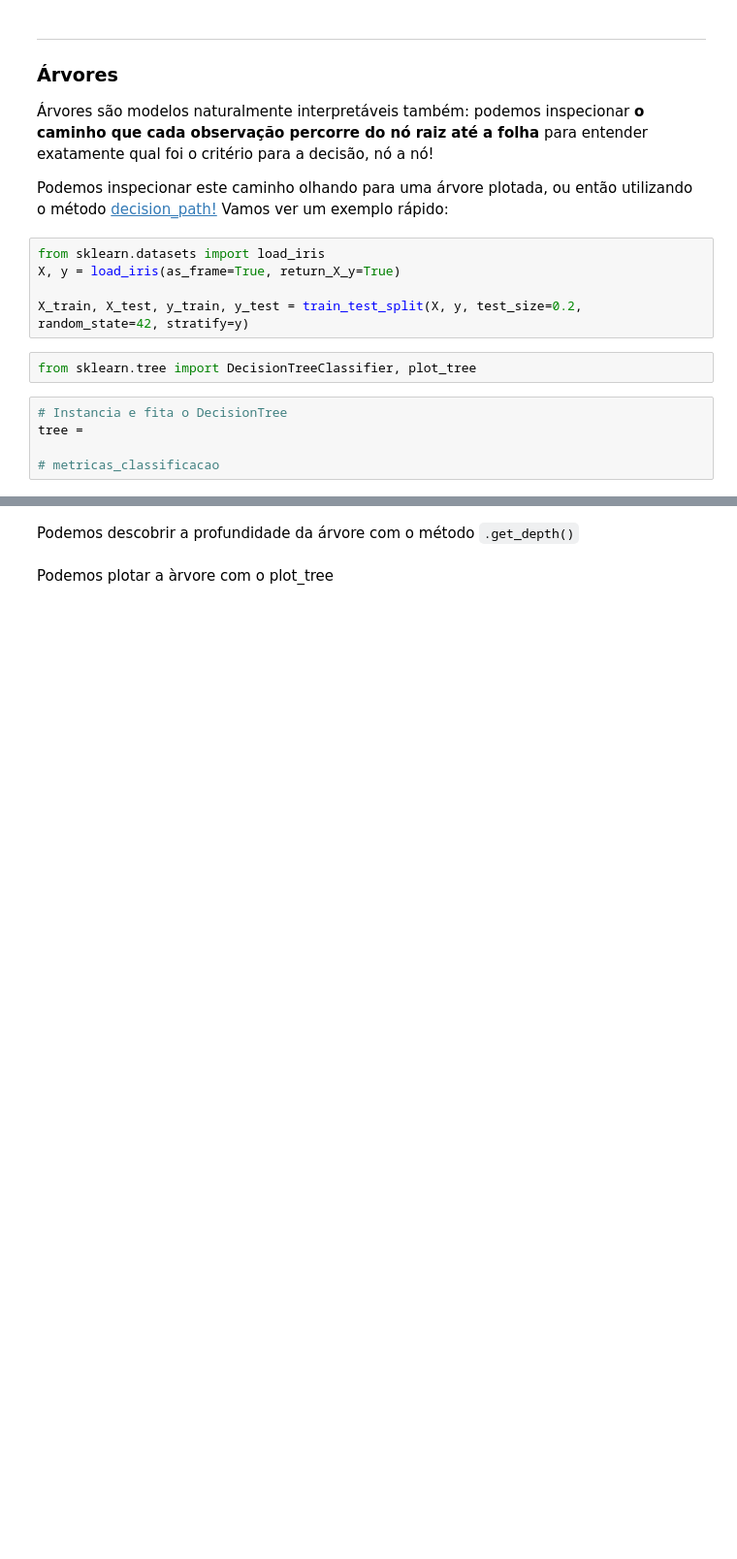
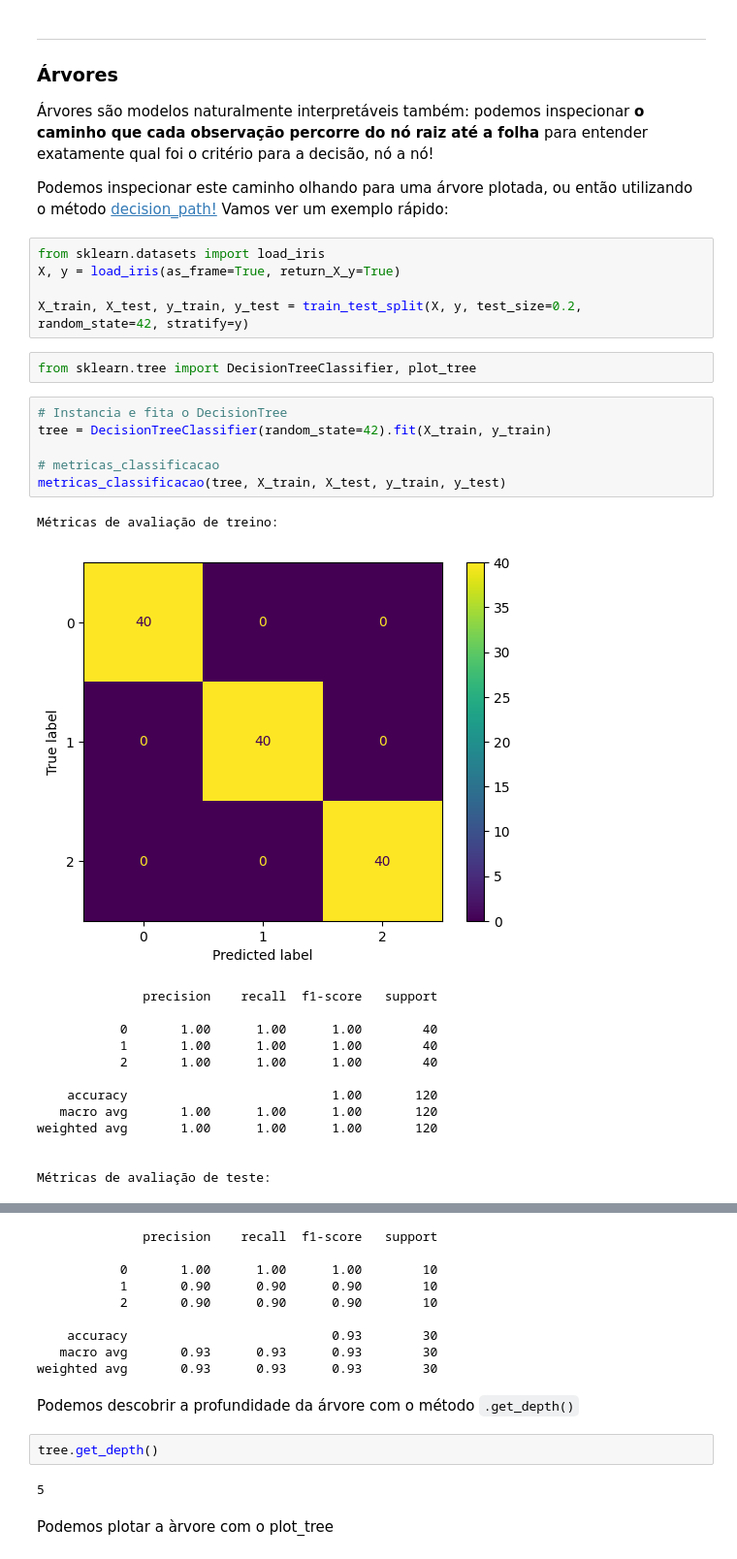
Before and after one commit to patriciacatandi/Lets_Code_DS_Degree_Alunos_ML, a Jupyter notebook: Módulo 11 - Machine Learning III/3 - Interpretabilidade de modelos/Interpretabilidade de modelos.ipynb, the cells around one changed output, grey strips where cells are left out. Shown at 97% size. Drawn from its saved outputs; the diff is of its cells as text; blank space fills up the shorter version.

```diff
--- a/Módulo 11 - Machine Learning III/3 - Interpretabilidade de modelos/Interpretabilidade de modelos.ipynb
+++ b/Módulo 11 - Machine Learning III/3 - Interpretabilidade de modelos/Interpretabilidade de modelos.ipynb
@@ -132,6 +132,22 @@ X_train, X_test, y_train, y_test = train_test_split(X, y, test_size=0.2, random_
 from sklearn.tree import DecisionTreeClassifier, plot_tree
 # %%
 # Instancia e fita o DecisionTree
-tree =
+tree = DecisionTreeClassifier(random_state=42).fit(X_train, y_train)
 
 # metricas_classificacao
+metricas_classificacao(tree, X_train, X_test, y_train, y_test)
+# %% [output]
+Métricas de avaliação de treino:
+[figure, added]
+              precision    recall  f1-score   support
+
+           0       1.00      1.00      1.00        40
+           1       1.00      1.00      1.00        40
+           2       1.00      1.00      1.00        40
+
+    accuracy                           1.00       120
+   macro avg       1.00      1.00      1.00       120
+weighted avg       1.00      1.00      1.00       120
+
+
+Métricas de avaliação de teste:
@@ -138,5 +155,18 @@ tree =
+              precision    recall  f1-score   support
+
+           0       1.00      1.00      1.00        10
+           1       0.90      0.90      0.90        10
+           2       0.90      0.90      0.90        10
+
+    accuracy                           0.93        30
+   macro avg       0.93      0.93      0.93        30
+weighted avg       0.93      0.93      0.93        30
 # %% [markdown]
 Podemos descobrir a profundidade da árvore com o método `.get_depth()`
+# %%
+tree.get_depth()
+# %% [output]
+5
 # %% [markdown]
 Podemos plotar a àrvore com o plot_tree
 # %%
```
Also changed, not shown: parts of 26 cells of this notebook.
